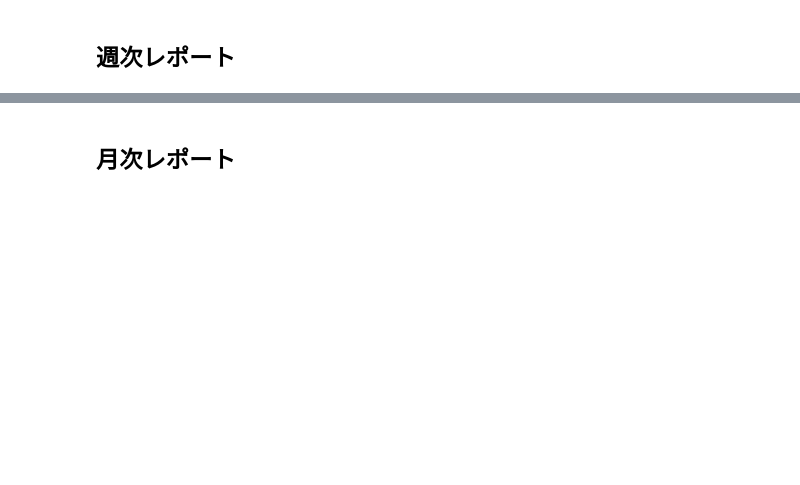
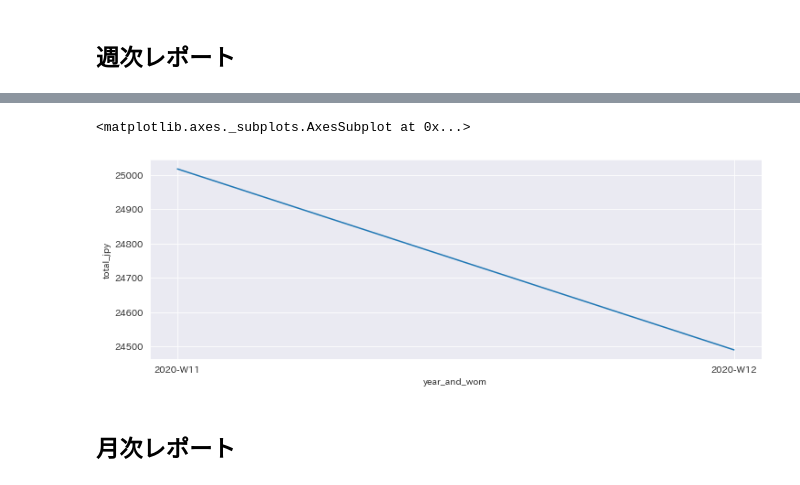
Before and after one commit to tsu-nera/bakuchi, a Jupyter notebook: notebooks/asset.ipynb, the cells around one changed output, grey strips where cells are left out. Drawn from its saved outputs; the diff is of its cells as text; code cells hidden in the pictures; blank space fills up the shorter version.

```diff
--- a/notebooks/asset.ipynb
+++ b/notebooks/asset.ipynb
@@ -46,2 +82,6 @@ plt.show()
 # %% [markdown]
 ## 週次レポート
+# %%
+groupby = total_df.groupby('year_and_wom')
+df_by_week = pd.DataFrame()
+df_by_week["total_jpy"] = round(groupby["total_jpy"].mean(), 3)
@@ -48,2 +95,8 @@ plt.show()
+# %%
+df_by_week["year_and_wom"] = df_by_week.index
+sns.lineplot(data=df_by_week, x='year_and_wom', y='total_jpy')
+# %% [output]
+<matplotlib.axes._subplots.AxesSubplot at 0x...>
+[figure, added]
 # %% [markdown]
 ## 月次レポート
```
Also changed, not shown: parts of 11 cells of this notebook.
